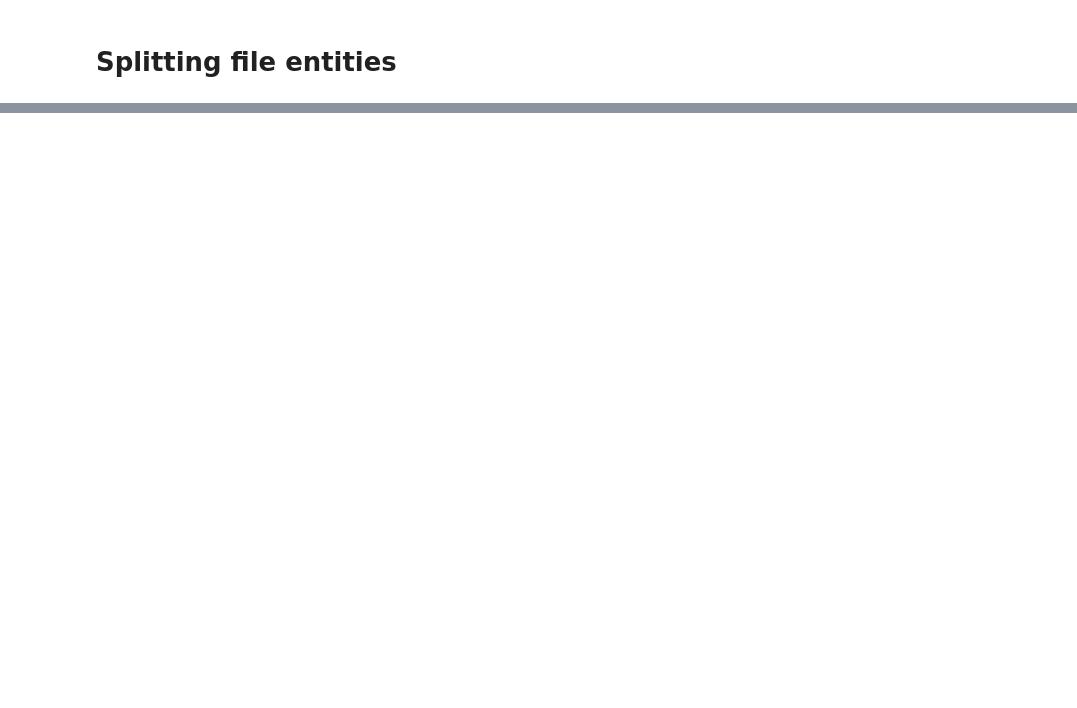
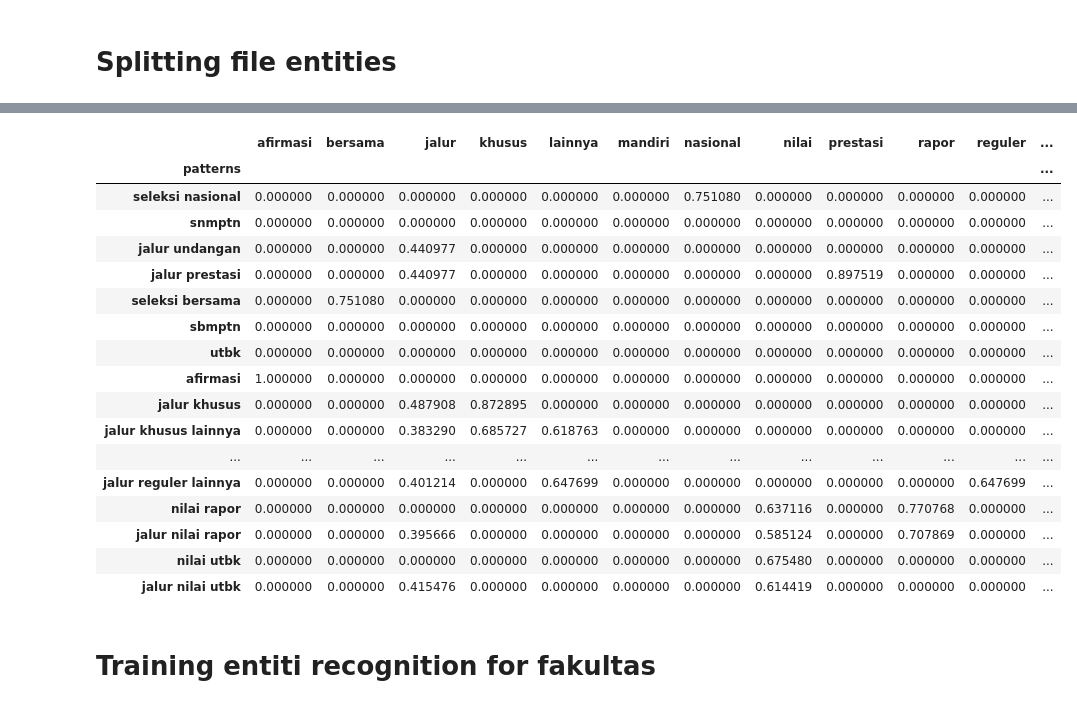
Before and after one commit to AndiAlifs/sistem_cerdas_chatbot_selma, a Jupyter notebook: main.ipynb, the cells around one changed output, grey strips where cells are left out. Cells and saved outputs as stored; diff of their text form; code cells hidden in the pictures; blank space fills up the shorter version.

Commit message:
display entiti

```diff
--- a/main.ipynb
+++ b/main.ipynb
@@ -96,3 +94,7 @@ from sklearn.feature_extraction.text import TfidfVectorizer
 from sklearn.preprocessing import LabelEncoder
 from sklearn.preprocessing import OneHotEncoder
 from sklearn.model_selection import train_test_split
+# %%
+def get_feature_names(vectorizer):
+    feature_names = vectorizer.get_feature_names()
+    return feature_names
@@ -177,3 +181,29 @@ Text(0.5, 0, 'epoch')
+# %%
+# display processed vectorizerSlekMasuk
+dfSeleksiMasukVector = pd.DataFrame(X_train, columns=get_feature_names(vectorizerSlekMasuk))
+dfSeleksiMasukVector.index = dfSeleksiMasuk['patterns']
+dfSeleksiMasukVector.style.background_gradient(cmap='gray_r')
+# %% [output]
+|  | afirmasi | bersama | jalur | khusus | lainnya | mandiri | nasional | nilai | prestasi | rapor | reguler | ... |
+| patterns |  |  |  |  |  |  |  |  |  |  |  | ... |
+| seleksi nasional | 0.000000 | 0.000000 | 0.000000 | 0.000000 | 0.000000 | 0.000000 | 0.751080 | 0.000000 | 0.000000 | 0.000000 | 0.000000 | ... |
+| snmptn | 0.000000 | 0.000000 | 0.000000 | 0.000000 | 0.000000 | 0.000000 | 0.000000 | 0.000000 | 0.000000 | 0.000000 | 0.000000 | ... |
+| jalur undangan | 0.000000 | 0.000000 | 0.440977 | 0.000000 | 0.000000 | 0.000000 | 0.000000 | 0.000000 | 0.000000 | 0.000000 | 0.000000 | ... |
+| jalur prestasi | 0.000000 | 0.000000 | 0.440977 | 0.000000 | 0.000000 | 0.000000 | 0.000000 | 0.000000 | 0.897519 | 0.000000 | 0.000000 | ... |
+| seleksi bersama | 0.000000 | 0.751080 | 0.000000 | 0.000000 | 0.000000 | 0.000000 | 0.000000 | 0.000000 | 0.000000 | 0.000000 | 0.000000 | ... |
+| sbmptn | 0.000000 | 0.000000 | 0.000000 | 0.000000 | 0.000000 | 0.000000 | 0.000000 | 0.000000 | 0.000000 | 0.000000 | 0.000000 | ... |
+| utbk | 0.000000 | 0.000000 | 0.000000 | 0.000000 | 0.000000 | 0.000000 | 0.000000 | 0.000000 | 0.000000 | 0.000000 | 0.000000 | ... |
+| afirmasi | 1.000000 | 0.000000 | 0.000000 | 0.000000 | 0.000000 | 0.000000 | 0.000000 | 0.000000 | 0.000000 | 0.000000 | 0.000000 | ... |
+| jalur khusus | 0.000000 | 0.000000 | 0.487908 | 0.872895 | 0.000000 | 0.000000 | 0.000000 | 0.000000 | 0.000000 | 0.000000 | 0.000000 | ... |
+| jalur khusus lainnya | 0.000000 | 0.000000 | 0.383290 | 0.685727 | 0.618763 | 0.000000 | 0.000000 | 0.000000 | 0.000000 | 0.000000 | 0.000000 | ... |
+| ... | ... | ... | ... | ... | ... | ... | ... | ... | ... | ... | ... | ... |
+| jalur reguler lainnya | 0.000000 | 0.000000 | 0.401214 | 0.000000 | 0.647699 | 0.000000 | 0.000000 | 0.000000 | 0.000000 | 0.000000 | 0.647699 | ... |
+| nilai rapor | 0.000000 | 0.000000 | 0.000000 | 0.000000 | 0.000000 | 0.000000 | 0.000000 | 0.637116 | 0.000000 | 0.770768 | 0.000000 | ... |
+| jalur nilai rapor | 0.000000 | 0.000000 | 0.395666 | 0.000000 | 0.000000 | 0.000000 | 0.000000 | 0.585124 | 0.000000 | 0.707869 | 0.000000 | ... |
+| nilai utbk | 0.000000 | 0.000000 | 0.000000 | 0.000000 | 0.000000 | 0.000000 | 0.000000 | 0.675480 | 0.000000 | 0.000000 | 0.000000 | ... |
+| jalur nilai utbk | 0.000000 | 0.000000 | 0.415476 | 0.000000 | 0.000000 | 0.000000 | 0.000000 | 0.614419 | 0.000000 | 0.000000 | 0.000000 | ... |
+# %% [markdown]
+# Training entiti recognition for fakultas
 # %%
 # training model for fakultas
 vectorizerFakultas = TfidfVectorizer()
```
Also changed, not shown: parts of 17 cells of this notebook.
